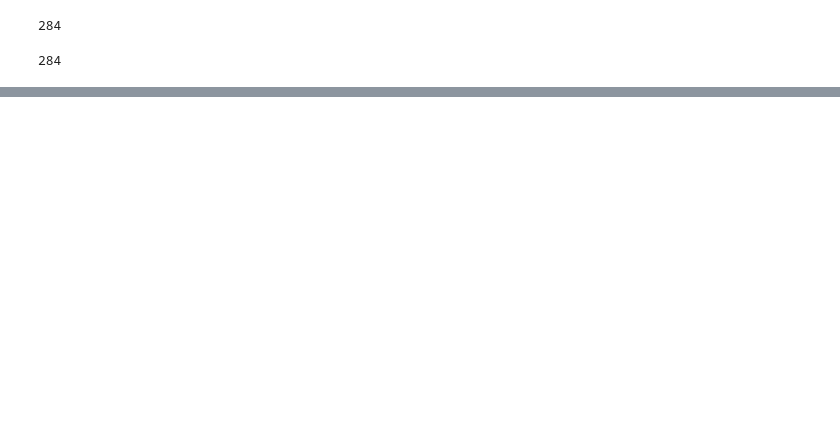
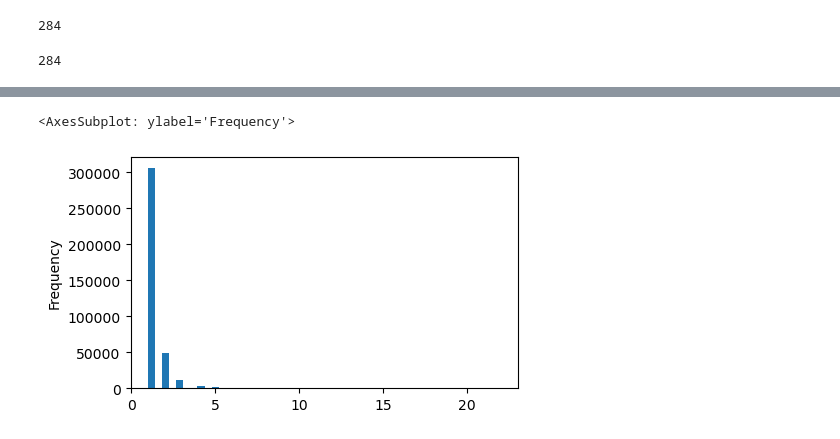
Before and after one commit to mxagar/expert_chase, a Jupyter notebook: expert_analysis.ipynb, the cells around one changed output, grey strips where cells are left out. Drawn from its saved outputs; the diff is of its cells as text; code cells hidden in the pictures; blank space fills up the shorter version.

```diff
--- a/expert_analysis.ipynb
+++ b/expert_analysis.ipynb
@@ -181,0 +260,3 @@ df.shape
+# %%
+# Emails
+emails = get_categories(df, 'email-domains')
@@ -181,0 +351,10 @@ df.shape
+# %%
+column = 'email-domains'
+categories = emails
+df_emails, email_cat2index = encode_categories(df, column, categories, sep=',', dummy=False)
+# %%
+# The number of emails follows an exponential distribution; most entries have one email
+df_emails['num_email-domains'].plot(kind='hist', figsize=(5,3), bins=50)
+# %% [output]
+<AxesSubplot: ylabel='Frequency'>
+[figure, added]
```
Also changed, not shown: parts of 66 cells of this notebook.
